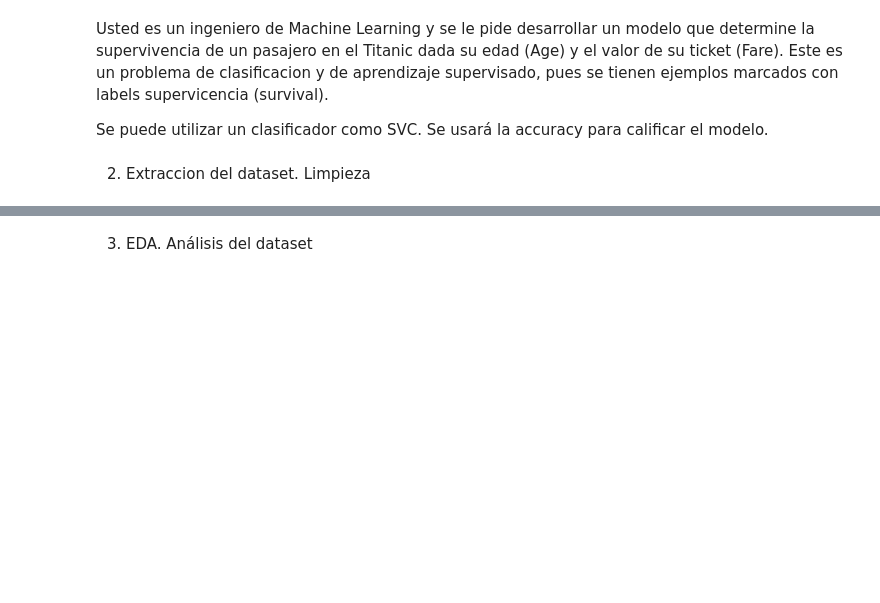
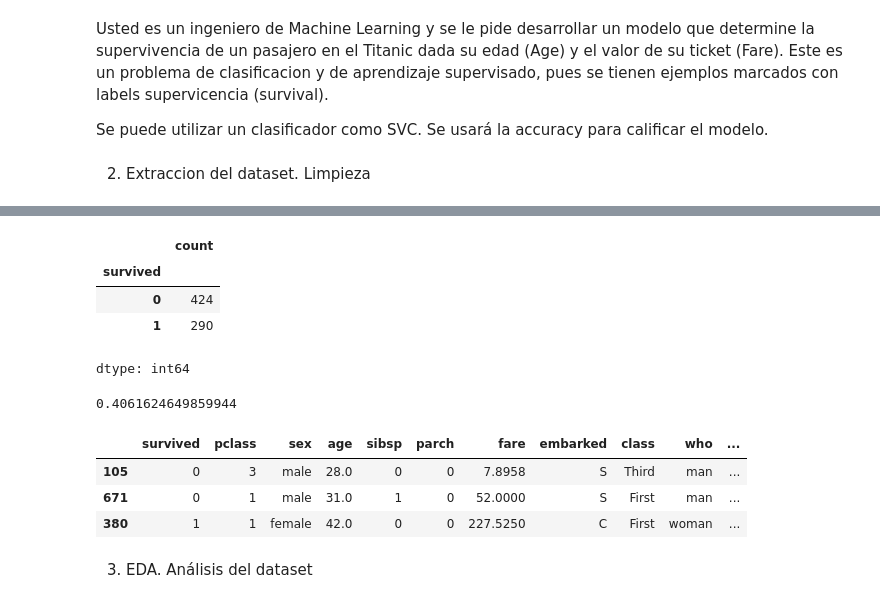
Before and after one commit to alfonsoayalapaloma/machine-learning, a Jupyter notebook: ml_03_classifiers_svc_titanic.ipynb, the cells around one changed output, grey strips where cells are left out. Cells and saved outputs as stored; diff of their text form; code cells hidden in the pictures; blank space fills up the shorter version.

```diff
--- a/ml_03_classifiers_svc_titanic.ipynb
+++ b/ml_03_classifiers_svc_titanic.ipynb
@@ -53,3 +67,22 @@ df.sample(3)
+# %%
+df["survived"].value_counts()
+# %% [output]
+|  | count |
+| survived |  |
+| 0 | 424 |
+| 1 | 290 |
+dtype: int64
+# %%
+290/(424+290)
+# %% [output]
+0.4061624649859944
+# %%
+df.sample(3)
+# %% [output]
+|  | survived | pclass | sex | age | sibsp | parch | fare | embarked | class | who | ... |
+| 105 | 0 | 3 | male | 28.0 | 0 | 0 | 7.8958 | S | Third | man | ... |
+| 671 | 0 | 1 | male | 31.0 | 1 | 0 | 52.0000 | S | First | man | ... |
+| 380 | 1 | 1 | female | 42.0 | 0 | 0 | 227.5250 | C | First | woman | ... |
 # %% [markdown]
 3. EDA. Análisis del dataset
 # %%
```
Also changed, not shown: parts of 11 cells of this notebook.
